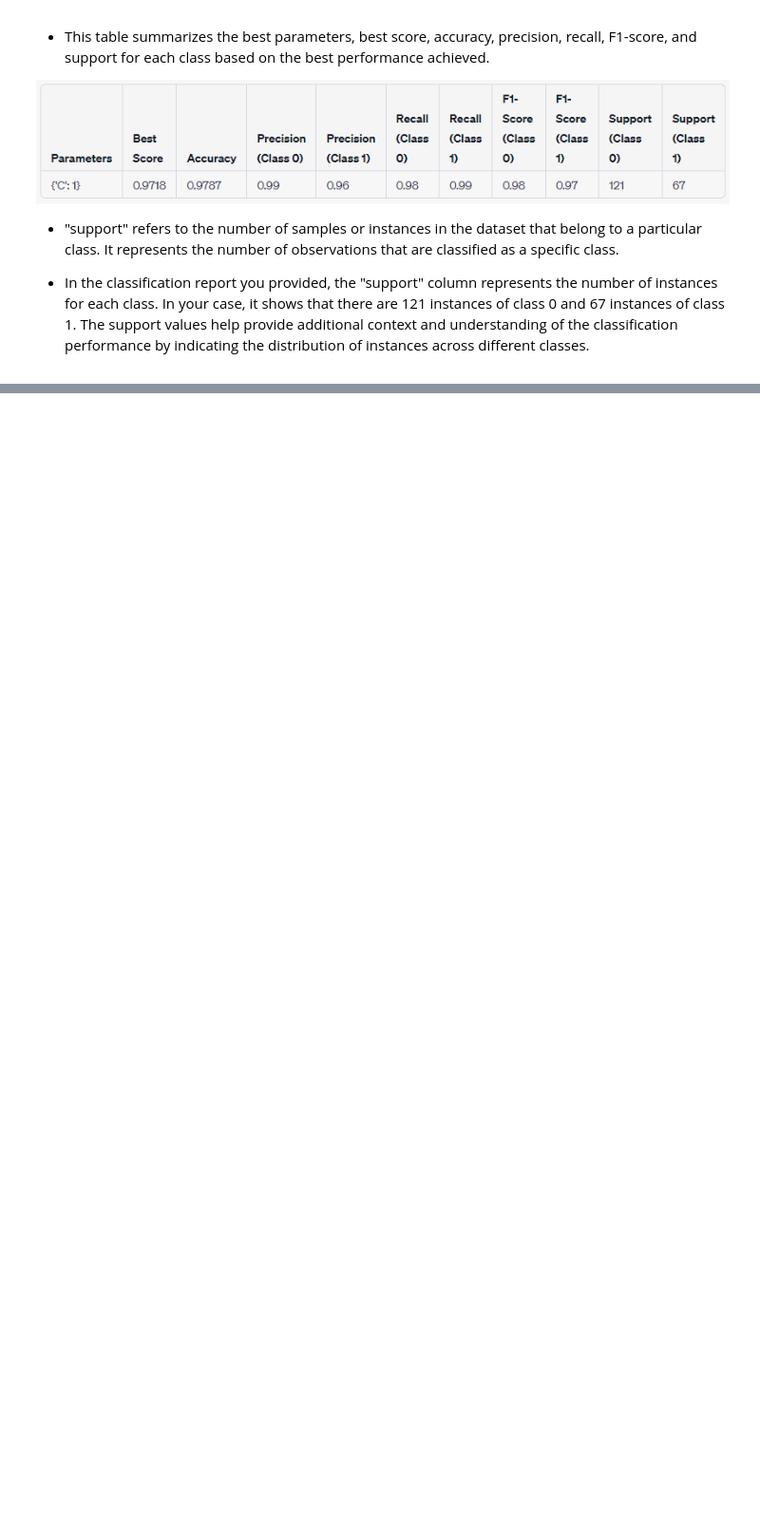
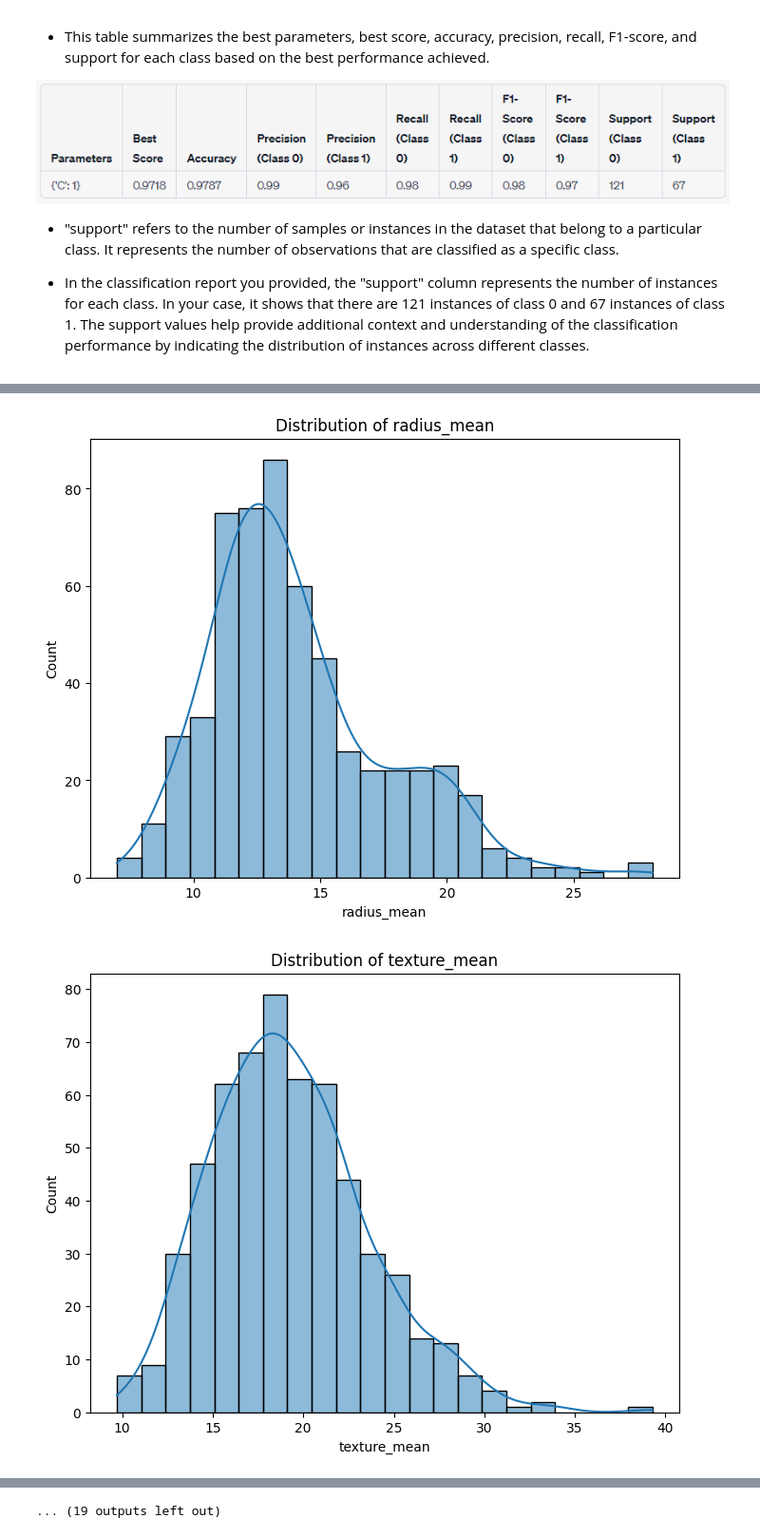
Before and after one commit to farshidhesami/Machine_learning_algorithm, a Jupyter notebook: training_course/LinearRegression.ipynb, the cells around one changed output, grey strips where cells are left out. Shown at 95% size. Saved outputs shown, nothing was run; the diff lists cells and outputs as text; code cells hidden in the pictures; blank space fills up the shorter version.

```diff
--- a/training_course/LinearRegression.ipynb
+++ b/training_course/LinearRegression.ipynb
@@ -615,0 +761,12 @@ weighted avg       0.98      0.98      0.98       188
+# %%
+# Explore the distribution of numerical features :
+
+numerical_features = df.select_dtypes(include=['int64', 'float64']).columns
+for feature in numerical_features:
+    plt.figure(figsize=(8, 6))
+    sns.histplot(data=df, x=feature, kde=True)
+    plt.title(f'Distribution of {feature}')
+    plt.show()
+# %% [output]
+[figure, added]
+[figure, added]
@@ -615,0 +783 @@ weighted avg       0.98      0.98      0.98       188
+... (19 outputs left out)
```
Also changed, not shown: parts of 27 cells of this notebook, 1 other file.
